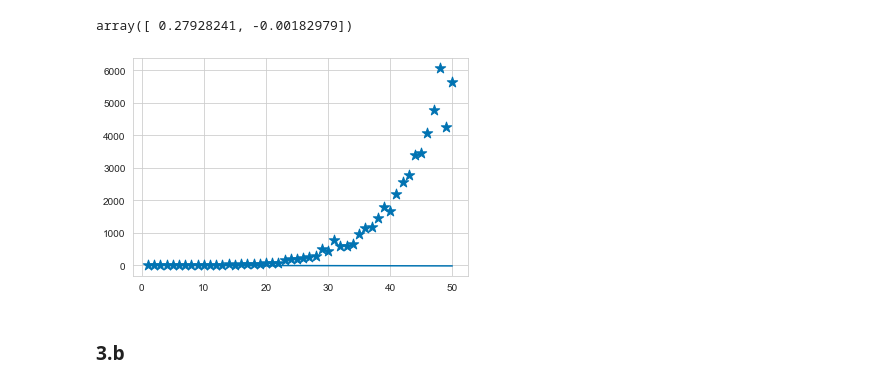
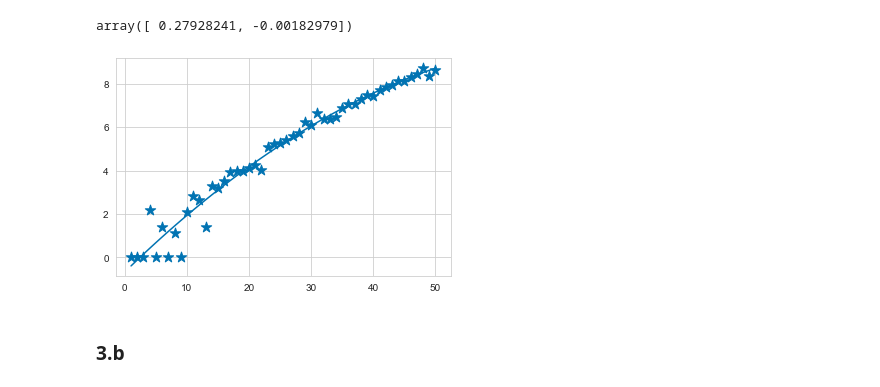
Before and after one commit to neurophysicist/made_ml_2, a Jupyter notebook: ml_hw_1.ipynb, the cells around one changed output. Saved outputs shown, nothing was run; the diff lists cells and outputs as text; code cells hidden in the pictures.

```diff
--- a/ml_hw_1.ipynb
+++ b/ml_hw_1.ipynb
@@ -324,15 +327,15 @@ probit_model.coef_
 array([ 0.27928241, -0.00182979])
 # %%
 def predicted_curve(x):
-    return exp_model.intercept_ + x * exp_model.coef_[0] + x**2 * exp_model.coef_[1]
+    return probit_model.intercept_ + x * probit_model.coef_[0] + x**2 * probit_model.coef_[1]
 
 fig = plt.figure()
 ax = fig.add_subplot(111)
 ax.plot(train_data_russia['days'].to_numpy(), predicted_curve(train_data_russia['days'].to_numpy()))
-ax.scatter(train_data_russia['days'].to_numpy(), np.exp(train_data_russia['new_cases'].to_numpy()), marker='*', s=120)
+ax.scatter(train_data_russia['days'].to_numpy(), train_data_russia['new_cases'].to_numpy(), marker='*', s=120)
 plt.show()
 # %% [output]
-[figure, old version]
+[figure, new version]
 # %% [markdown]
 ### 3.b
 # %% [markdown]
```
Also changed, not shown: parts of 22 cells of this notebook.
